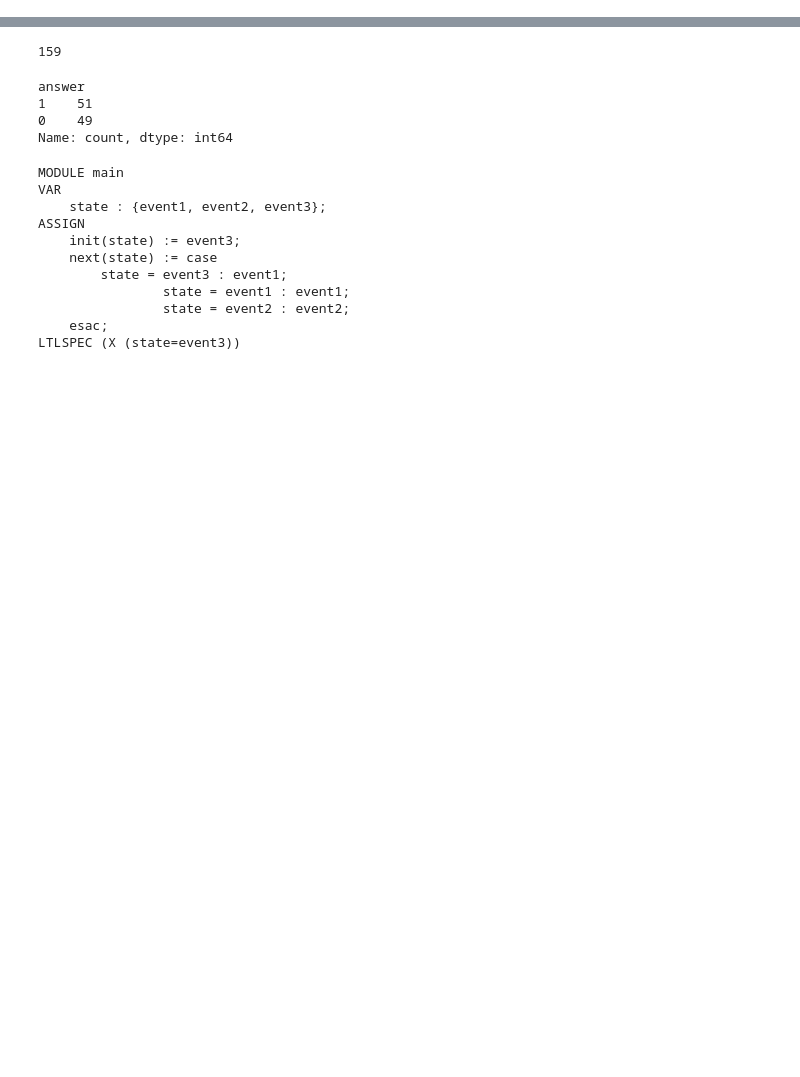
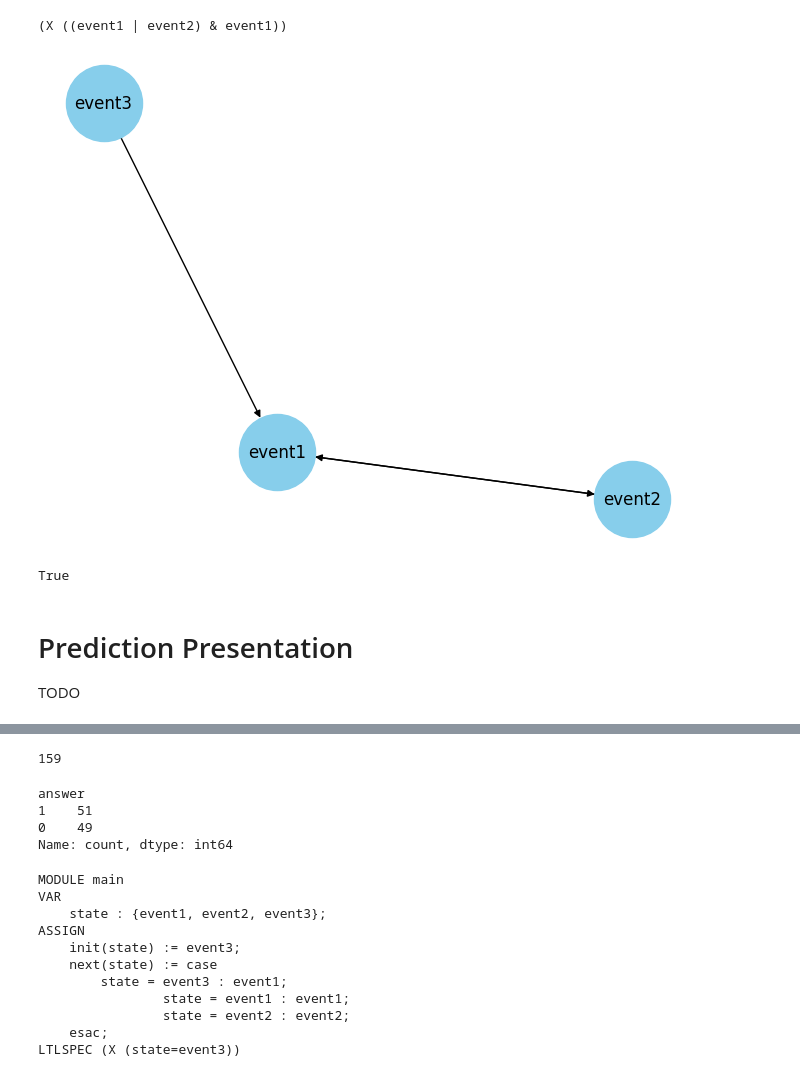
Before and after one commit to RutaTang/LTLBench, a Jupyter notebook: analysis.ipynb, the cells around one changed output, grey strips where cells are left out. Drawn from its saved outputs; the diff is of its cells as text; code cells hidden in the pictures; blank space fills up the shorter version.

```diff
--- a/analysis.ipynb
+++ b/analysis.ipynb
@@ -5,0 +17,3 @@
+# %%
+path = get_data_file_path(event_n=3, formula_n=3, count=300)
+data = pd.read_csv(path)
@@ -6,3 +88,24 @@
+# %%
+# Formula
+print(data.loc[0, 'formula'])
+# %% [output]
+(X ((event1 | event2) & event1))
+# %%
+# Plot Graph
+graph = nx.read_graphml(io.StringIO(data.loc[0, 'graph']))
+nx.draw(graph, with_labels=True, node_size=3000, node_color='skyblue')
+plt.show()
+# %% [output]
+[figure, added]
+# %%
+# Answer
+print(data.loc[0, 'answer'])
+# %% [output]
+True
+# %% [markdown]
+# Prediction Presentation
+
+TODO
 # %%
 import numpy as np
 from src.utils.file import get_evaluation_file_path, get_data_file_path
```
Also changed, not shown: parts of 11 cells of this notebook, 3 other files.
